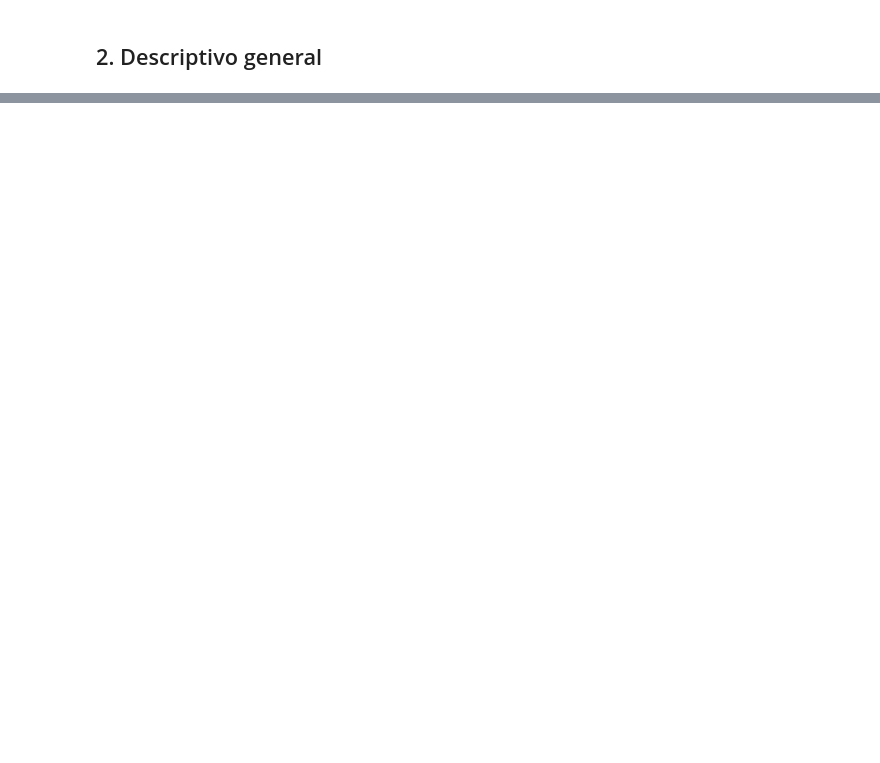
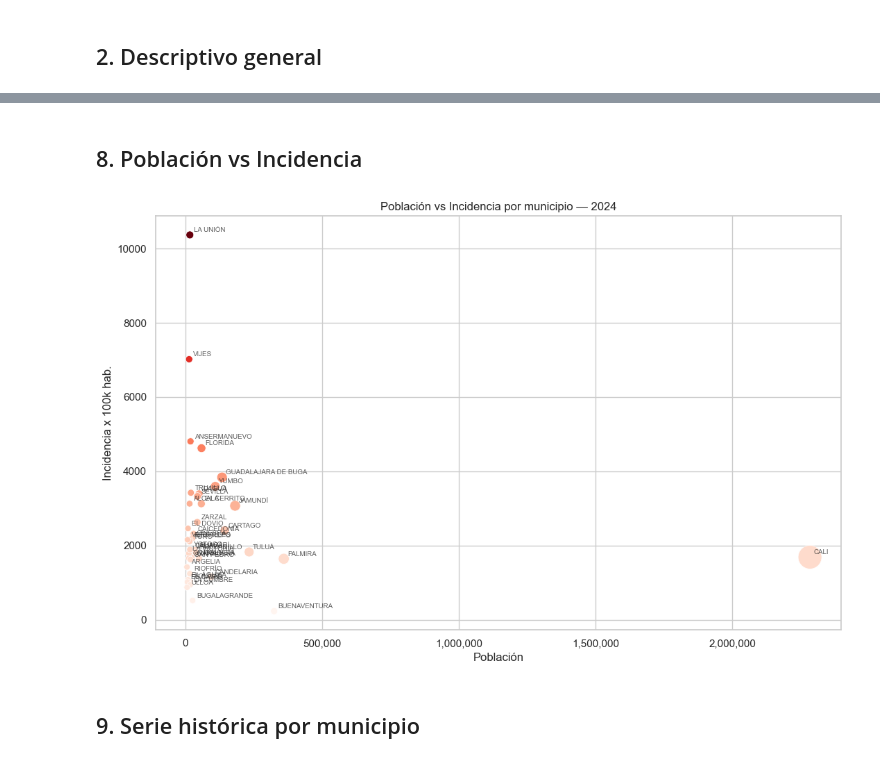
Before and after one commit to germanavila09/Modelo-Dengue-Valle-del-Cauca, a Jupyter notebook: notebooks/analisis_dengue.ipynb, the cells around one changed output, grey strips where cells are left out. Saved outputs shown, nothing was run; the diff lists cells and outputs as text; code cells hidden in the pictures; blank space fills up the shorter version.

```diff
--- a/notebooks/analisis_dengue.ipynb
+++ b/notebooks/analisis_dengue.ipynb
@@ -55,2 +126,10 @@ graficar_heatmap(pivot);
+# %% [markdown]
+## 8. Población vs Incidencia
+# %%
+graficar_scatter_poblacion_incidencia(gdf, anio=ANIO);
+# %% [output]
+[figure, added]
+# %% [markdown]
+## 9. Serie histórica por municipio
 # %%
 graficar_serie_municipio(pivot, MUNICIPIO);
```
Also changed, not shown: parts of 19 cells of this notebook, 2 other files.
